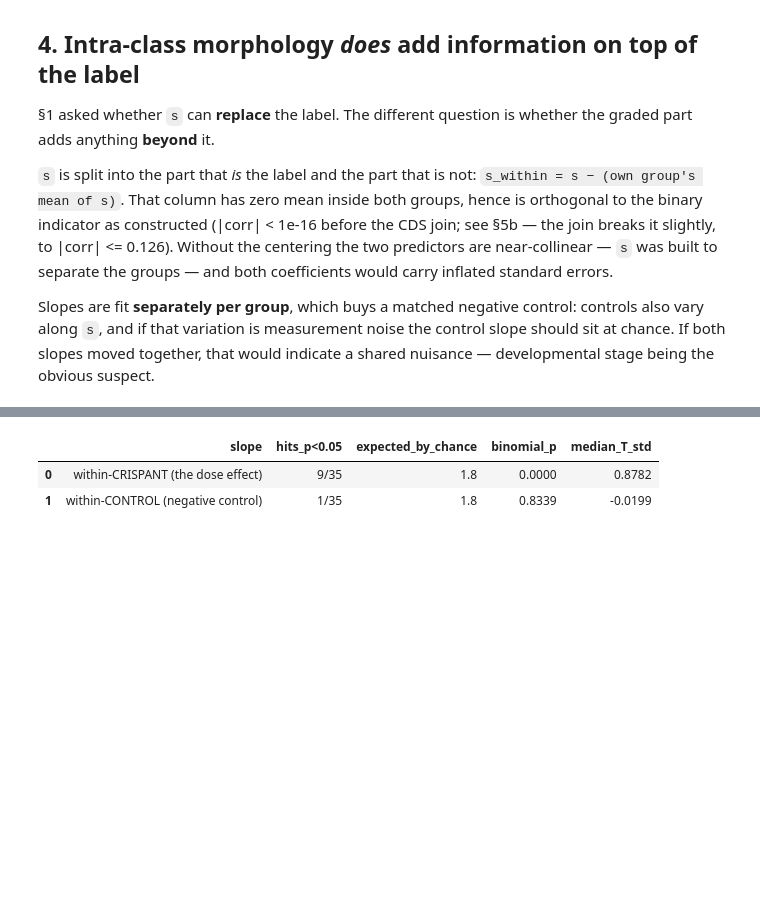
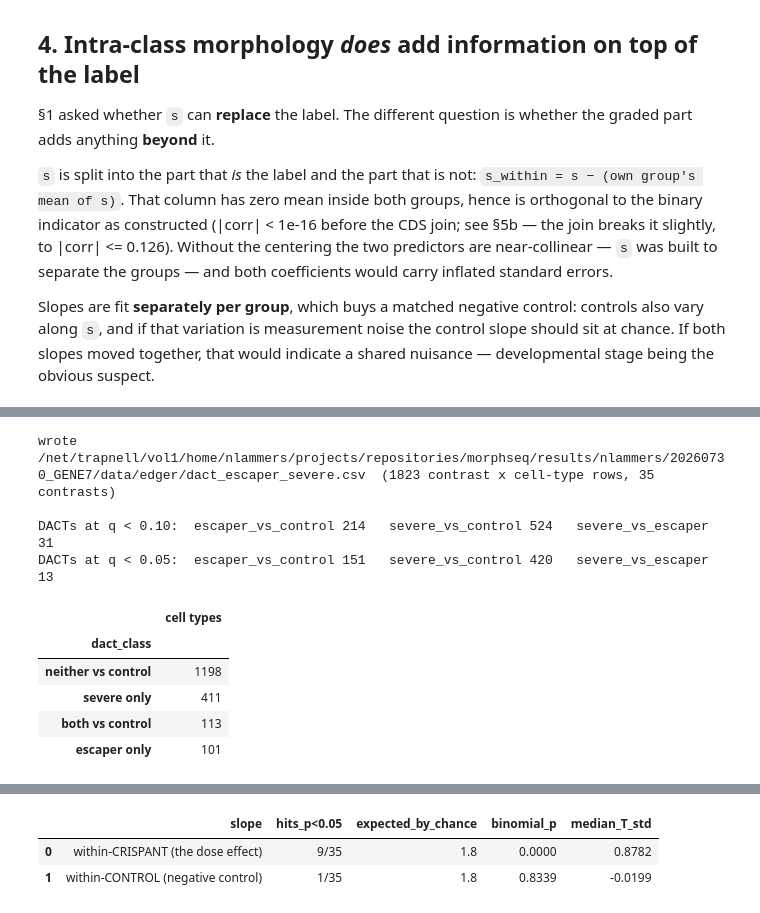
Before and after one commit to Marazzano/morphseq, a Jupyter notebook: results/nlammers/20260730_GENE7/gene7_synthesis.ipynb, the cells around one changed output, grey strips where cells are left out. Cells and saved outputs as stored; diff of their text form; code cells hidden in the pictures; blank space fills up the shorter version.

```diff
--- a/results/nlammers/20260730_GENE7/gene7_synthesis.ipynb
+++ b/results/nlammers/20260730_GENE7/gene7_synthesis.ipynb
@@ -495,0 +515,56 @@ suspect.
+# %%
+DACT_ARMS = ["escaper_vs_control", "severe_vs_control", "severe_vs_escaper"]
+DACT_Q = 0.10                                  # project-wide gate; 0.05 also reported below
+
+# One row per (contrast, cell type); one logFC/q column pair per sub-contrast. An outer merge, so a
+# cell type tested in only some of the three arms is kept with NaN rather than silently dropped --
+# the three arms run on different embryo subsets and therefore different filterByExpr sets.
+dact = None
+for arm in DACT_ARMS:
+    block = (coefficients.loc[coefficients["arm"] == arm,
+                              ["contrast", "cell_type", "logFC", "q_value"]]
+             .rename(columns={"logFC": f"logfc_{arm}", "q_value": f"q_{arm}"}))
+    dact = block if dact is None else dact.merge(block, on=["contrast", "cell_type"], how="outer")
+
+dact = cfg.drop_excluded(dact)
+for arm in DACT_ARMS:
+    dact[f"dact_{arm}"] = dact[f"q_{arm}"] < DACT_Q
+dact["n_arms_calling"] = dact[[f"dact_{a}" for a in DACT_ARMS]].sum(axis=1)
+
+# Which pattern of calls a cell type shows. "escaper only" is the one that matters for the second
+# half of Finding 3: a cell type perturbed in wildtype-LOOKING crispants but not in severe ones.
+def dact_class(row):
+    escaper, severe = row["dact_escaper_vs_control"], row["dact_severe_vs_control"]
+    if escaper and severe:
+        return "both vs control"
+    if severe:
+        return "severe only"
+    if escaper:
+        return "escaper only"
+    return "neither vs control"
+
+dact["dact_class"] = dact.apply(dact_class, axis=1)
+dact = dact.sort_values(["contrast", "q_severe_vs_control"]).reset_index(drop=True)
+
+target = EDGER / "dact_escaper_severe.csv"
+dact.to_csv(target, index=False)
+print(f"wrote {target}  ({len(dact)} contrast x cell-type rows, "
+      f"{dact['contrast'].nunique()} contrasts)\n")
+
+for threshold in (0.10, 0.05):
+    counts = {a: int((dact[f"q_{a}"] < threshold).sum()) for a in DACT_ARMS}
+    print(f"DACTs at q < {threshold:.2f}:  " +
+          "   ".join(f"{a} {n}" for a, n in counts.items()))
+print()
+display(dact["dact_class"].value_counts().rename("cell types").to_frame())
+# %% [output]
+wrote /net/trapnell/vol1/home/nlammers/projects/repositories/morphseq/results/nlammers/20260730_GENE7/data/edger/dact_escaper_severe.csv  (1823 contrast x cell-type rows, 35 contrasts)
+
+DACTs at q < 0.10:  escaper_vs_control 214   severe_vs_control 524   severe_vs_escaper 31
+DACTs at q < 0.05:  escaper_vs_control 151   severe_vs_control 420   severe_vs_escaper 13
+|  | cell types |
+| dact_class |  |
+| neither vs control | 1198 |
+| severe only | 411 |
+| both vs control | 113 |
+| escaper only | 101 |
```
Also changed, not shown: parts of 6 cells of this notebook, 11 other files.
